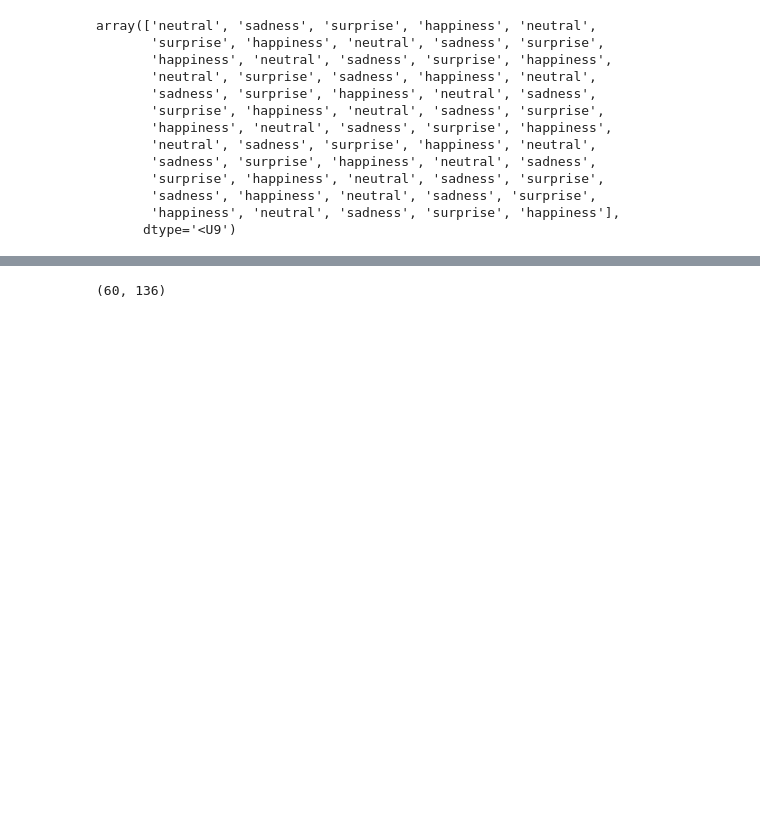
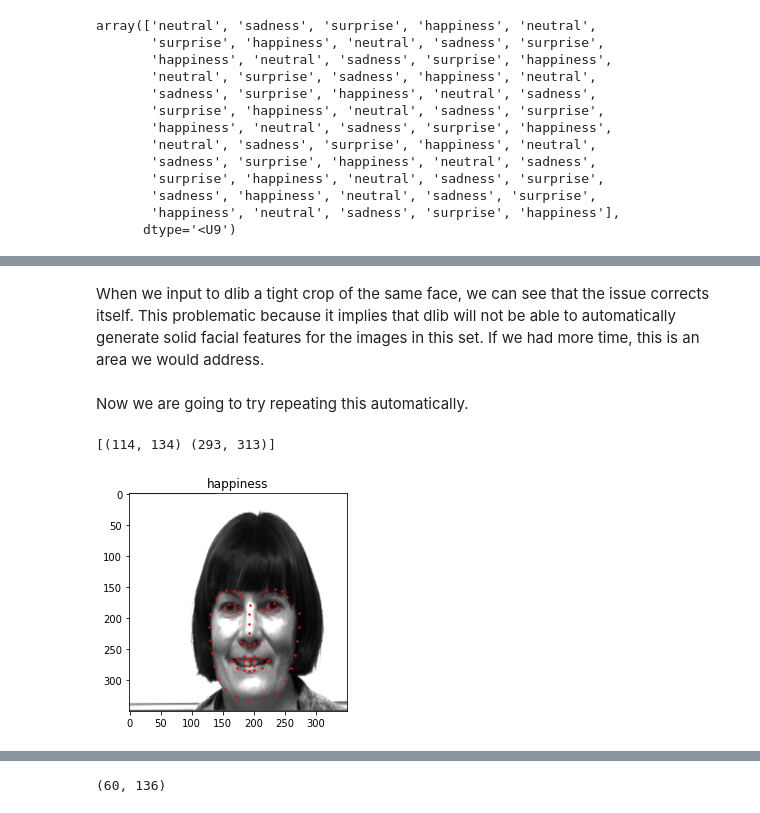
Before and after one commit to dshenker/ML2020FinalProject, a Jupyter notebook: ApplyingToYaleData.ipynb, the cells around one changed output, grey strips where cells are left out. Saved outputs shown, nothing was run; the diff lists cells and outputs as text; code cells hidden in the pictures; blank space fills up the shorter version.

```diff
--- a/ApplyingToYaleData.ipynb
+++ b/ApplyingToYaleData.ipynb
@@ -99,0 +128,19 @@ Unfortunately, dlib doesn't seem to be working properly here. This is an issue t
+# %% [markdown]
+When we input to dlib a tight crop of the same face, we can see that the issue corrects itself. This problematic because it implies that dlib will not be able to automatically generate solid facial features for the images in this set. If we had more time, this is an area we would address.
+# %% [markdown]
+Now we are going to try repeating this automatically.
+# %%
+img = images[30]
+detector = dlib.get_frontal_face_detector()
+#print bounding rectangle
+print(detector(img)[0])
+rect = detector(img)[0]
+landmarks = landmark_detector(img,rect)
+plt.figure()
+plt.title(labels[30])
+plt.imshow(img,cmap='gray', vmin=0, vmax=255)
+for p in landmarks.parts():
+  plt.scatter(p.x,p.y,s=2,c='r')
+# %% [output]
+[(114, 134) (293, 313)]
+[figure, added]
```
Also changed, not shown: parts of 24 cells of this notebook.
